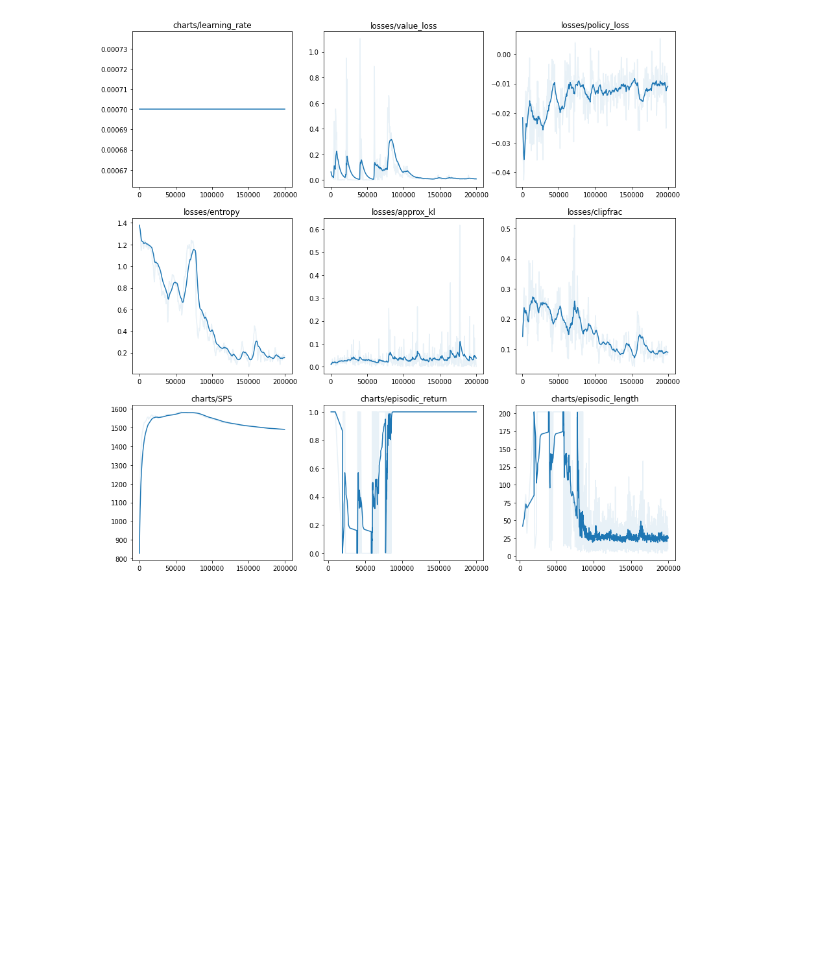
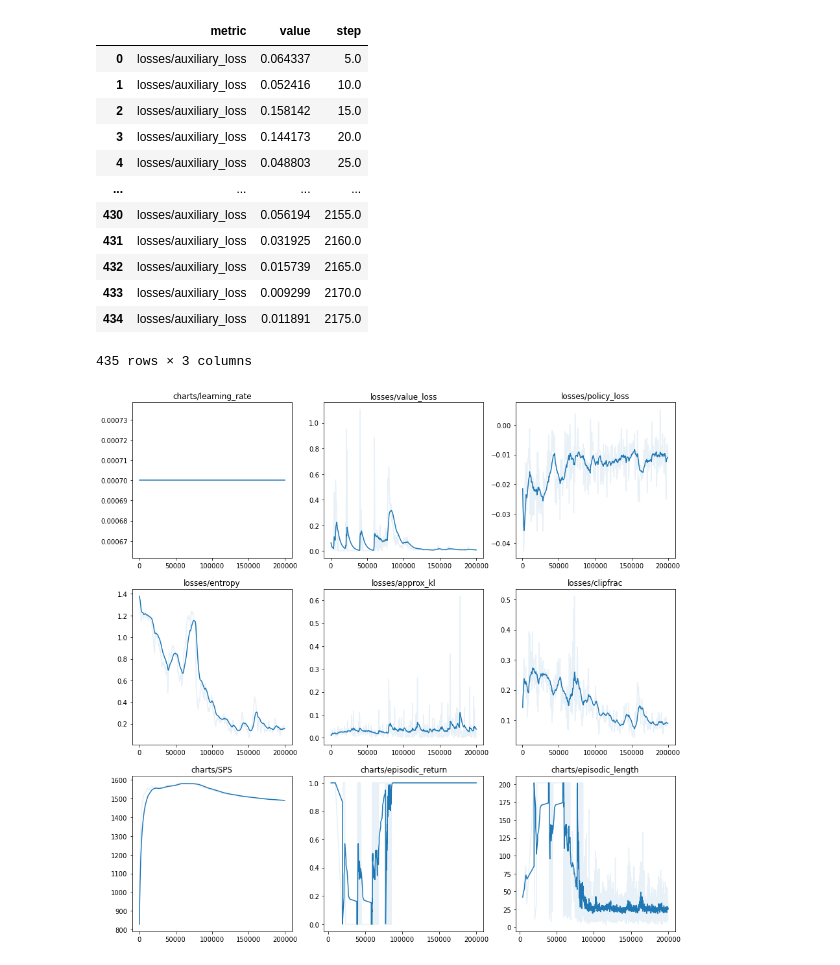
Before and after one commit to liuandrew/training-rl-algo, a Jupyter notebook: write_and_test/read_experiments.ipynb, the cells around one changed output. Saved outputs shown, nothing was run; the diff lists cells and outputs as text; code cells hidden in the pictures; blank space fills up the shorter version.

```diff
--- a/write_and_test/read_experiments.ipynb
+++ b/write_and_test/read_experiments.ipynb
@@ -267,6 +268,24 @@ runs
 ├── EXP nav_invisible_color_4_none: 5
 ├── EXP nav_visible_dist: 5
 ├── EXP nav_visible_none: 5
+# %%
+df = load_exp_df('nav_euclid_start_1')
+# %%
+df[df['metric'] == 'losses/auxiliary_loss']
+# %% [output]
+|  | metric | value | step |
+| 0 | losses/auxiliary_loss | 0.064337 | 5.0 |
+| 1 | losses/auxiliary_loss | 0.052416 | 10.0 |
+| 2 | losses/auxiliary_loss | 0.158142 | 15.0 |
+| 3 | losses/auxiliary_loss | 0.144173 | 20.0 |
+| 4 | losses/auxiliary_loss | 0.048803 | 25.0 |
+| ... | ... | ... | ... |
+| 430 | losses/auxiliary_loss | 0.056194 | 2155.0 |
+| 431 | losses/auxiliary_loss | 0.031925 | 2160.0 |
+| 432 | losses/auxiliary_loss | 0.015739 | 2165.0 |
+| 433 | losses/auxiliary_loss | 0.009299 | 2170.0 |
+| 434 | losses/auxiliary_loss | 0.011891 | 2175.0 |
+435 rows × 3 columns
 # %%
 df = load_exp_df('invisible_shared0')
 # %%
```
Also changed, not shown: parts of 1 cell of this notebook, 12 other files.
